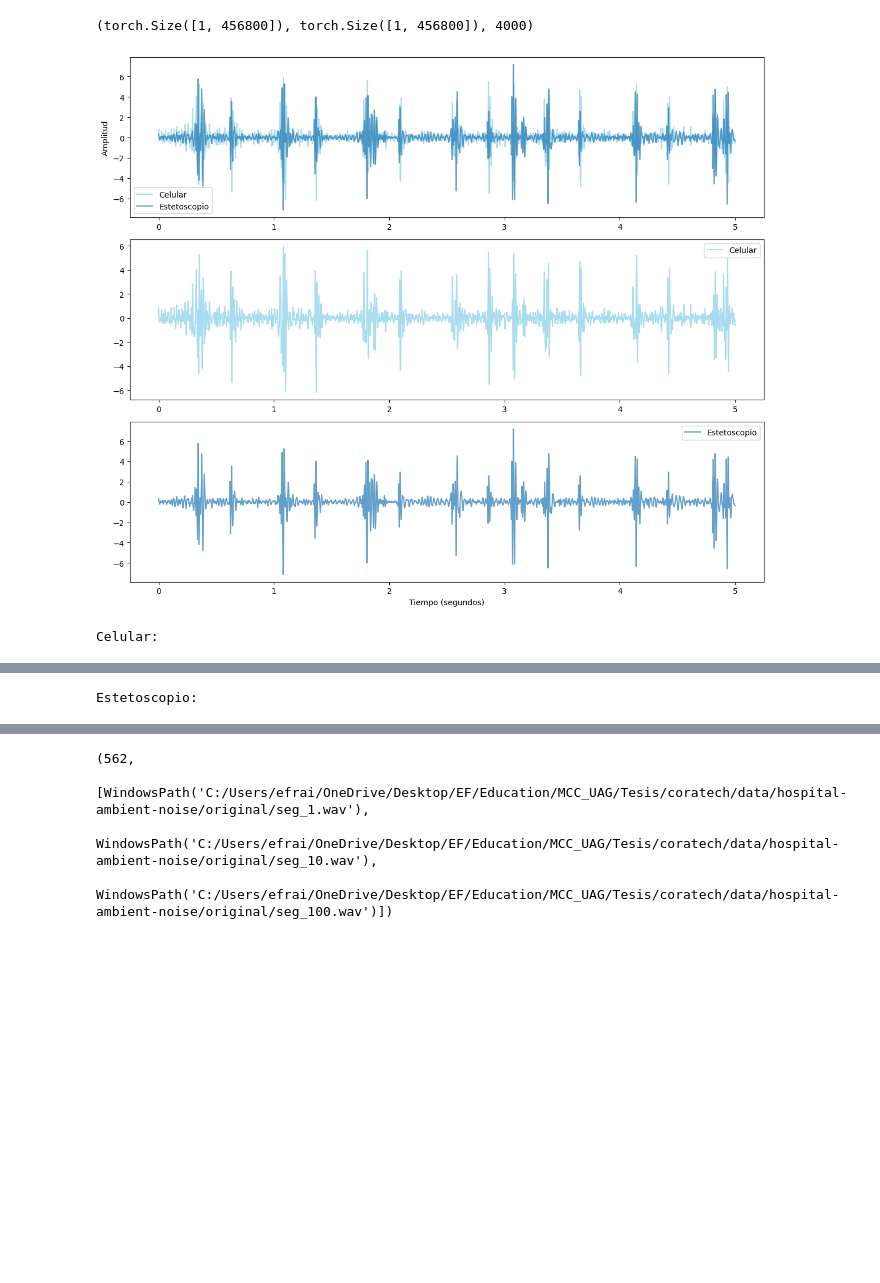
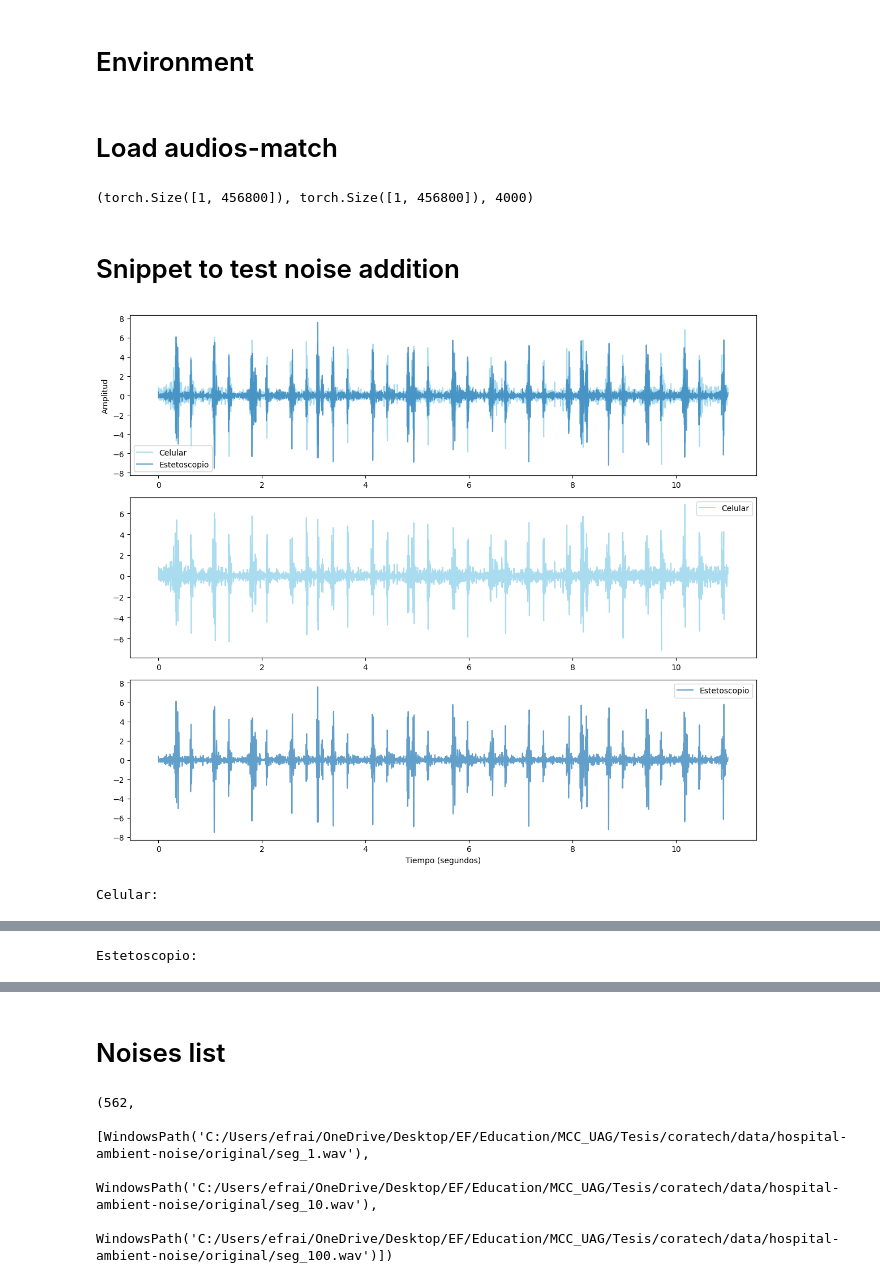
Before and after one commit to Afroefras/coratech, a Jupyter notebook: notebooks/hospital-ambient-noise/noiser.ipynb, the cells around one changed output, grey strips where cells are left out. Cells and saved outputs as stored; diff of their text form; code cells hidden in the pictures; blank space fills up the shorter version.

```diff
--- a/notebooks/hospital-ambient-noise/noiser.ipynb
+++ b/notebooks/hospital-ambient-noise/noiser.ipynb
@@ -1,3 +1,5 @@
+# %% [markdown]
+# Environment
 # %%
 import torch
 import torchaudio
@@ -9,3 +11,5 @@ from helpers.plot import compare_audios, plot_wavelet_spectrogram, plot_audio_ff
+# %% [markdown]
+# Load audios-match
 # %%
 base_dir = get_base_dir()
 HEARTBEATS_FILE_NAME = "000-20240910-1753.pt"
@@ -15,34 +19,38 @@ mobile, stethos, heartbeats_sample_rate = torch.load(heartbeats_dir)
 mobile.shape, stethos.shape, heartbeats_sample_rate
 # %% [output]
 (torch.Size([1, 456800]), torch.Size([1, 456800]), 4000)
+# %% [markdown]
+# Snippet to test noise addition
 # %%
 START_AT = 3
-END_AT = START_AT + 5
+END_AT = START_AT + 11
 
 mobile_snippet = trim_audio(mobile, heartbeats_sample_rate, START_AT, END_AT)
 stethos_snippet = trim_audio(stethos, heartbeats_sample_rate, START_AT, END_AT)
 
 mobile_snippet = standard_scale(mobile_snippet)
 stethos_snippet = standard_scale(stethos_snippet)
 
 compare_audios(
     first_audio=mobile_snippet.squeeze(),
     first_title="Celular",
     second_audio=stethos_snippet.squeeze(),
     second_title="Estetoscopio",
     sample_rate=heartbeats_sample_rate,
 )
 
 print("Celular:")
 display(Audio(mobile_snippet, rate=heartbeats_sample_rate, autoplay=True))
 print("Estetoscopio:")
 display(Audio(stethos_snippet, rate=heartbeats_sample_rate, autoplay=True))
 # %% [output]
-[figure, old version]
+[figure, new version]
 Celular:
 [interactive output not drawn]
 Estetoscopio:
 [interactive output not drawn]
+# %% [markdown]
+# Noises list
 # %%
 noise_dir = base_dir.joinpath("data", "hospital-ambient-noise", "original")
 noises = list(noise_dir.glob("*.wav"))
```
Also changed, not shown: parts of 12 cells of this notebook, 1 other file.
